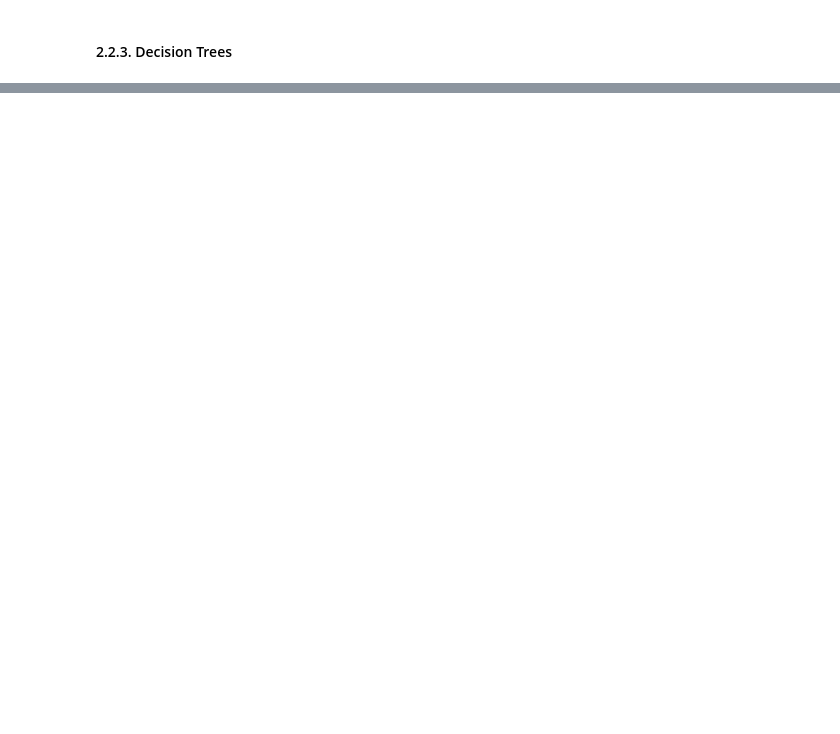
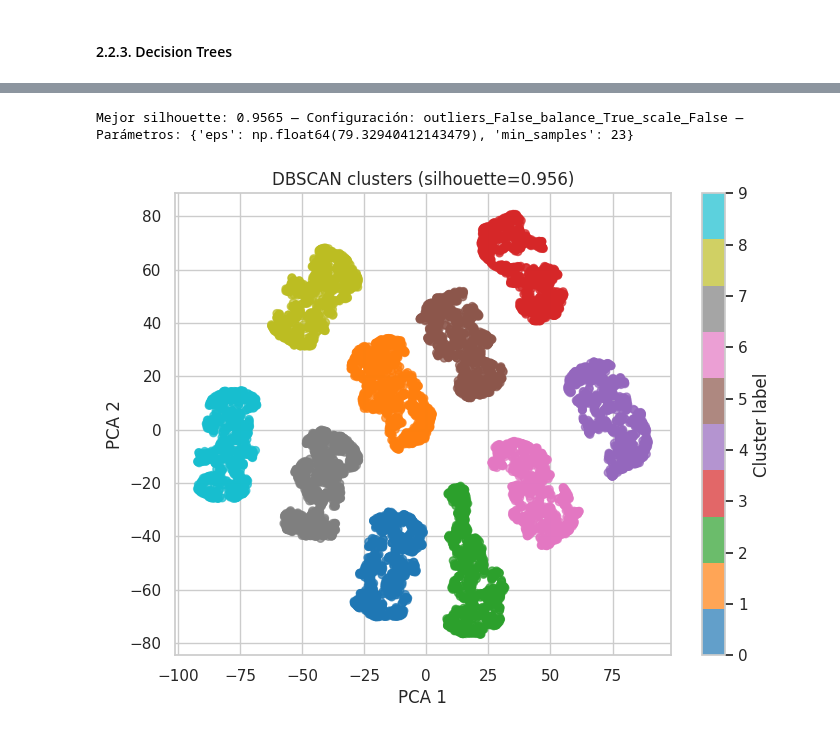
Before and after one commit to JhofredCam/Practica2_introIA, a Jupyter notebook: Proyecto.ipynb, the cells around one changed output, grey strips where cells are left out. Cells and saved outputs as stored; diff of their text form; code cells hidden in the pictures; blank space fills up the shorter version.

```diff
--- a/Proyecto.ipynb
+++ b/Proyecto.ipynb
@@ -1006,0 +855,62 @@ Arguments received by Sequential.call():
+# %%
+import matplotlib.pyplot as plt
+from sklearn.decomposition import PCA
+
+# 1. Encontrar el mejor modelo y sus parámetros
+best_score = -1
+best_cfg = None
+for cfg, res in results_db.items():
+    for params, sil in zip(res["params"], res["silhouette"]):
+        if sil is not None and sil > best_score:
+            best_score = sil
+            best_cfg = (cfg, params)
+
+print(f"Mejor silhouette: {best_score:.4f} — Configuración: {best_cfg[0]} — Parámetros: {best_cfg[1]}")
+
+# 2. Reconstruir X_train con la configuración óptima
+make_outliers = "True" in best_cfg[0].split("_")[1]
+balance      = "True" in best_cfg[0].split("_")[3]
+scale        = "True" in best_cfg[0].split("_")[5]
+
+X, y, _ = pipeline_maker(df, 'dbscan',
+                         make_outliers=make_outliers,
+                         balance=balance,
+                         scale=scale)
+X = pd.get_dummies(X)
+X_train, X_test, _, _ = train_test_split(
+    X, y, test_size=0.2, stratify=y, random_state=42)
+
+if scale:
+    scaler = StandardScaler()
+    X_train = scaler.fit_transform(X_train)
+else:
+    X_train = X_train.values  # si ya es array, o bien X_train = X_train.to_numpy()
+
+# 3. Ajustar DBSCAN con los mejores eps y min_samples
+best_eps = best_cfg[1]['eps']
+best_ms  = best_cfg[1]['min_samples']
+dbscan   = DBSCAN(eps=best_eps, min_samples=best_ms)
+labels   = dbscan.fit_predict(X_train)
+
+# 4. Reducir a 2D para poder graficar
+pca = TSNE(n_components=2, random_state=42)
+X2  = pca.fit_transform(X_train)
+
+# 5. Graficar
+plt.figure(figsize=(8, 6))
+# Colorea cada punto según su etiqueta (ruido = -1)
+scatter = plt.scatter(
+    X2[:, 0], X2[:, 1],
+    c=labels,
+    cmap='tab10',
+    s=30,
+    alpha=0.7
+)
+plt.title(f"DBSCAN clusters (silhouette={best_score:.3f})")
+plt.xlabel("PCA 1")
+plt.ylabel("PCA 2")
+plt.colorbar(scatter, label="Cluster label")
+plt.show()
+# %% [output]
+Mejor silhouette: 0.9565 — Configuración: outliers_False_balance_True_scale_False — Parámetros: {'eps': np.float64(79.32940412143479), 'min_samples': 23}
+[figure, added]
```
Also changed, not shown: parts of 25 cells of this notebook.
